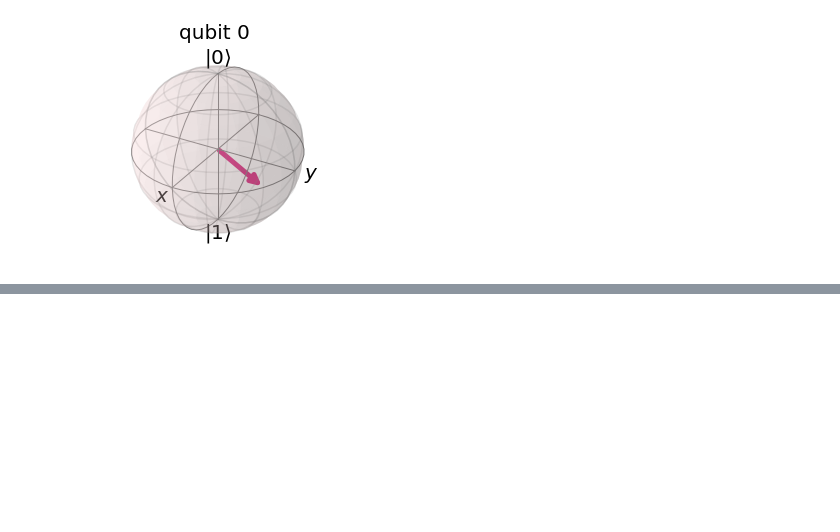
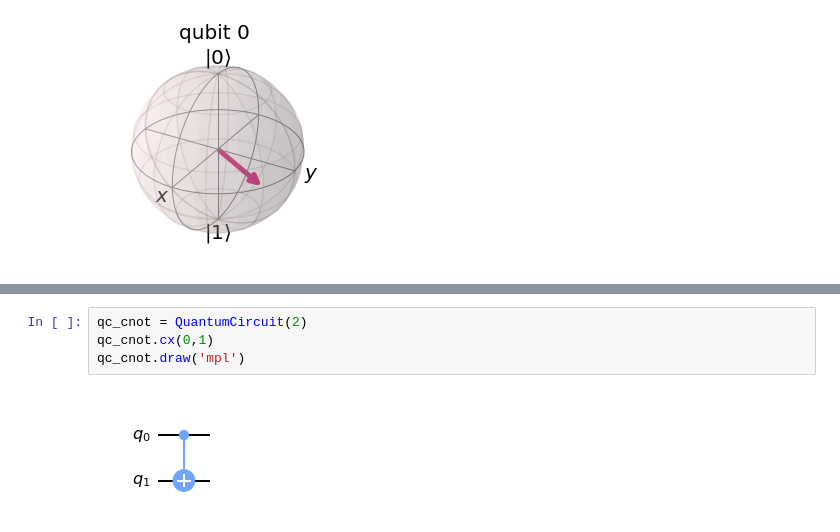
Before and after one commit to okn-yu/QC, a Jupyter notebook: Basic_Instructions.ipynb, the cells around one changed output, grey strips where cells are left out. Cells and saved outputs as stored; diff of their text form; blank space fills up the shorter version.

```diff
--- a/Basic_Instructions.ipynb
+++ b/Basic_Instructions.ipynb
@@ -182,0 +235,6 @@ plot_bloch_multivector(state)
+# %%
+qc_cnot = QuantumCircuit(2)
+qc_cnot.cx(0,1)
+qc_cnot.draw('mpl')
+# %% [output]
+[figure, added]
```
Also changed, not shown: parts of 13 cells of this notebook.
